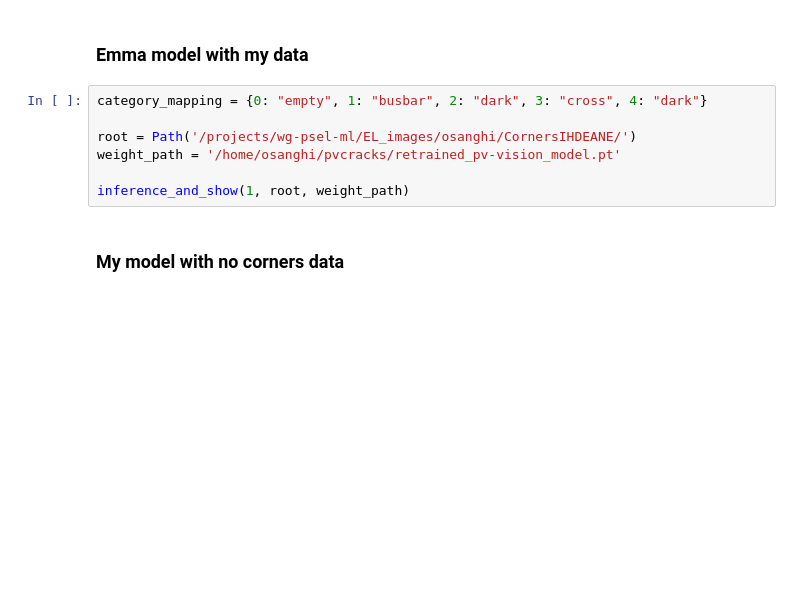
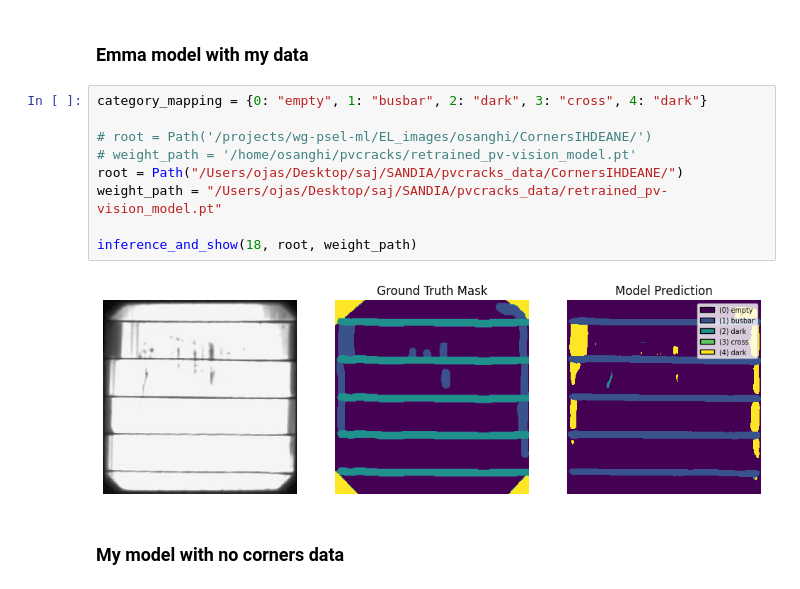
Before and after one commit to sandialabs/pvcracks, a Jupyter notebook: retrain/testing/ojas_test_visualize_results.ipynb, the cells around one changed output. Drawn from its saved outputs; the diff is of its cells as text; blank space fills up the shorter version.

```diff
--- a/retrain/testing/ojas_test_visualize_results.ipynb
+++ b/retrain/testing/ojas_test_visualize_results.ipynb
@@ -105,10 +109,14 @@ inference_and_show(1, root, weight_path)
 # %%
 category_mapping = {0: "empty", 1: "busbar", 2: "dark", 3: "cross", 4: "dark"}
 
-root = Path('/projects/wg-psel-ml/EL_images/osanghi/CornersIHDEANE/')
-weight_path = '/home/osanghi/pvcracks/retrained_pv-vision_model.pt'
+# root = Path('/projects/wg-psel-ml/EL_images/osanghi/CornersIHDEANE/')
+# weight_path = '/home/osanghi/pvcracks/retrained_pv-vision_model.pt'
+root = Path("/Users/ojas/Desktop/saj/SANDIA/pvcracks_data/CornersIHDEANE/")
+weight_path = "/Users/ojas/Desktop/saj/SANDIA/pvcracks_data/retrained_pv-vision_model.pt"
 
-inference_and_show(1, root, weight_path)
+inference_and_show(18, root, weight_path)
+# %% [output]
+[figure, added]
 # %% [markdown]
 ### My model with no corners data
 # %%
```
Also changed, not shown: parts of 1 cell of this notebook, 6 other files.
